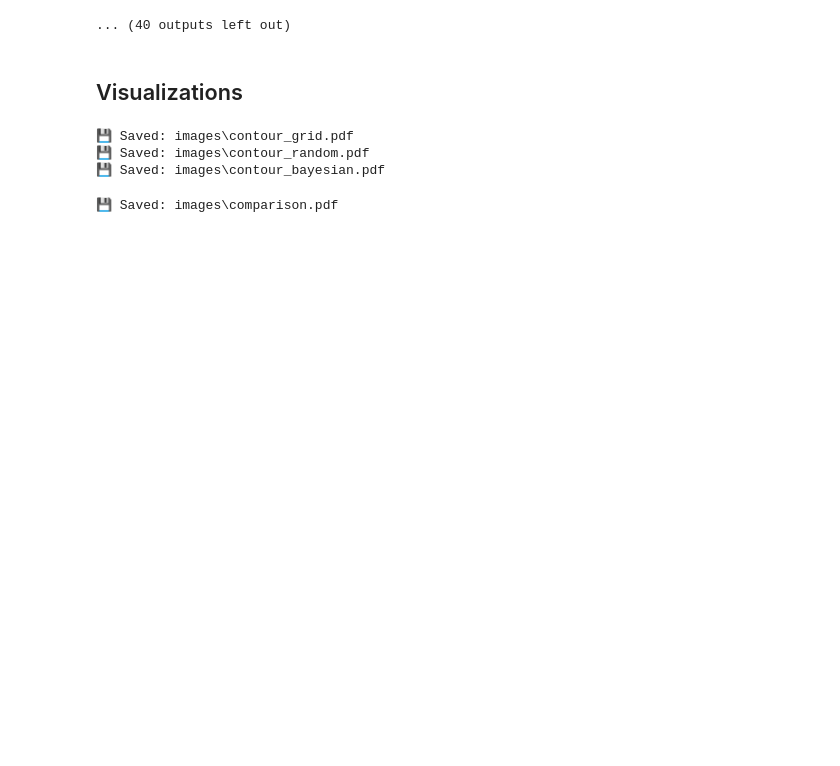
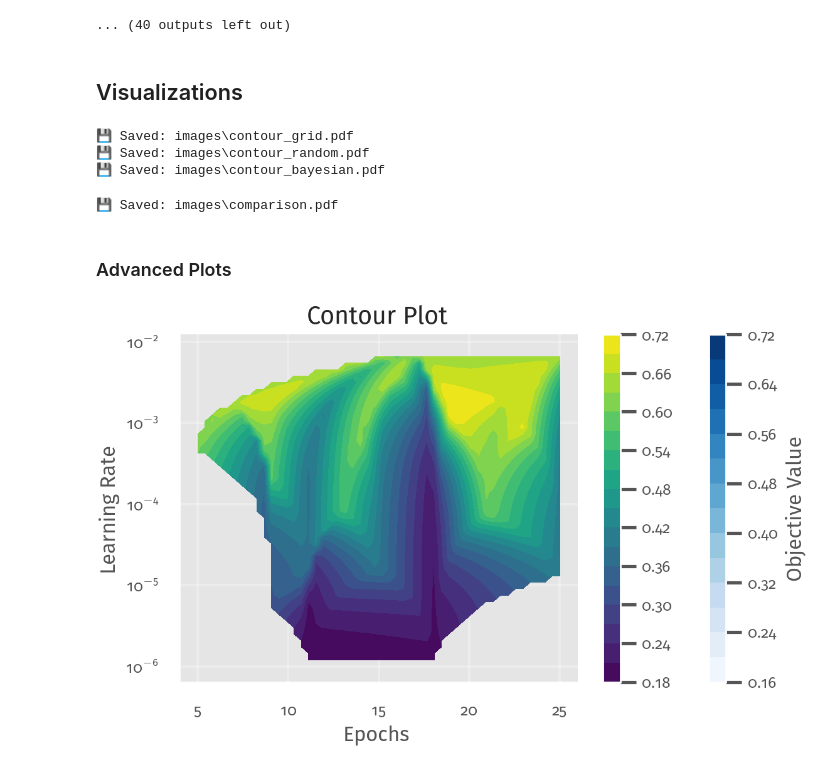
Before and after one commit to JaxRaffnix/Optimierungsverfahren, a Jupyter notebook: classifier.ipynb, the cells around one changed output. Saved outputs shown, nothing was run; the diff lists cells and outputs as text; code cells hidden in the pictures; blank space fills up the shorter version.

```diff
--- a/classifier.ipynb
+++ b/classifier.ipynb
@@ -338,4 +323,11 @@ def objective(trial):
 # %%
+def objective(trial):
+    lr = trial.suggest_float("learn_rate", LR_MIN, LR_MAX, log=True)
+    epochs = trial.suggest_int("epochs", EPOCHS_MIN, EPOCHS_MAX)
+
+    results = hyperparam_training(lr, epochs)
+    return results["val_acc"]
+
 def run_bayesian_search():
     study_name = "bayesian_optimization"
     storage_name = f"sqlite:///{study_name}.db"
@@ -363,10 +355,9 @@ def run_bayesian_search():
             "val_acc": t.value,
             "method": "Bayesian Search"
         }
-        # todo: get time for each trial.
         rows.append(row)
 
-    return pd.DataFrame(rows)
+    return pd.DataFrame(rows), study
 # %% [markdown]
 ## Results
 # %%
@@ -433,6 +408,6 @@ Validation Epoch 14 Accuracy: 39.50%
 Training Epoch 14 Accuracy: 41.07%
 Early stopping triggered after 14 epochs.
 # %%
-df_bayesian = run_bayesian_search()
+df_bayesian, study = run_bayesian_search()
 df_bayesian.to_csv("results/bayesian.csv")
 # %% [output]
@@ -628,9 +601,9 @@ def savefig(name, ext="pdf", imag_dir="images", transparent=True, dpi=300):
     plt.close()
     print(f"💾 Saved: {path}")
 
-def plot_contour(df, filename, df_hidden):
+def plot_contour_scatter(df_scatter, filename, df_hidden):
     """
-    df         → DataFrame der Suchmethode
+    df_scatter → DataFrame für ScatterPunkte Suchmethode
     filename   → Name für savefig()
     df_hidden  → vollständiger Hyperparameter-Grid (für Contour)
     """
@@ -671,7 +644,7 @@ def plot_contour(df, filename, df_hidden):
     plt.gca().yaxis.set_major_formatter(mticker.FormatStrFormatter('%.0f'))
 
     # Search points
-    plt.scatter(df["lr"], df["epochs"],
+    plt.scatter(df_scatter["lr"], df_scatter["epochs"],
                 color="firebrick",
                 # edgecolor="black",
                 label="Getestete Kombinationen")
@@ -770,3 +743,41 @@ savefig("comparison")
 plt.show()
 # %% [output]
 💾 Saved: images\comparison.pdf
+# %% [markdown]
+### Advanced Plots
+# %%
+from optuna.visualization.matplotlib import plot_contour
+
+ax = plot_contour(study, params=["epochs", "learn_rate"])
+
+for c in ax.collections:  # for contourf
+    c.remove()  # remove original contours
+
+# Replot swapping x and y
+lr_vals = [t.params["learn_rate"] for t in study.trials]
+epoch_vals = [t.params["epochs"] for t in study.trials]
+val_acc = [t.value for t in study.trials]
+
+# Use griddata to interpolate
+import numpy as np
+from scipy.interpolate import griddata
+
+grid_lr = np.logspace(np.log10(min(lr_vals)), np.log10(max(lr_vals)), 50)
+grid_epochs = np.linspace(min(epoch_vals), max(epoch_vals), 50)
+X, Y = np.meshgrid(grid_epochs, grid_lr)  # swap axes here
+
+Z = griddata(
+    points=np.array([epoch_vals, lr_vals]).T,  # note order swapped
+    values=val_acc,
+    xi=(X, Y),
+    method="linear"
+)
+
+cs = ax.contourf(X, Y, Z, levels=20, cmap="viridis")
+ax.set_yscale("log")
+ax.set_xlabel("Epochs")
+ax.set_ylabel("Learning Rate")
+plt.colorbar(cs, ax=ax)
+plt.show()
+# %% [output]
+[figure, added]
```
Also changed, not shown: parts of 14 cells of this notebook, 8 other files.
